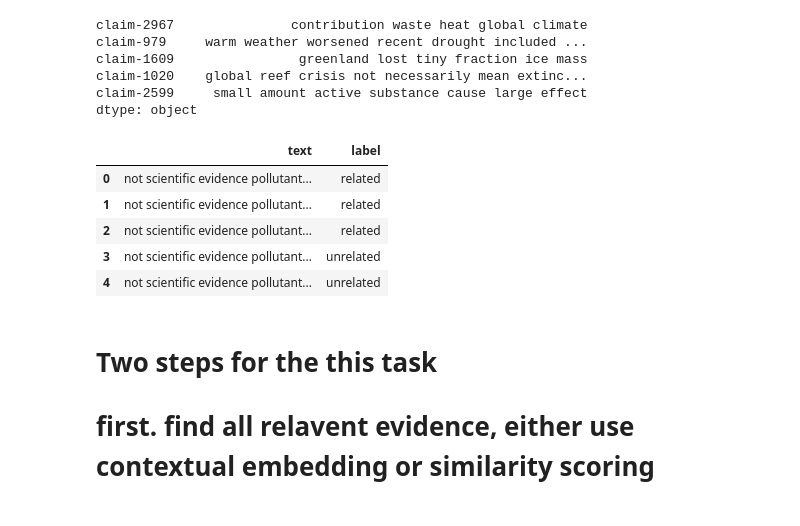
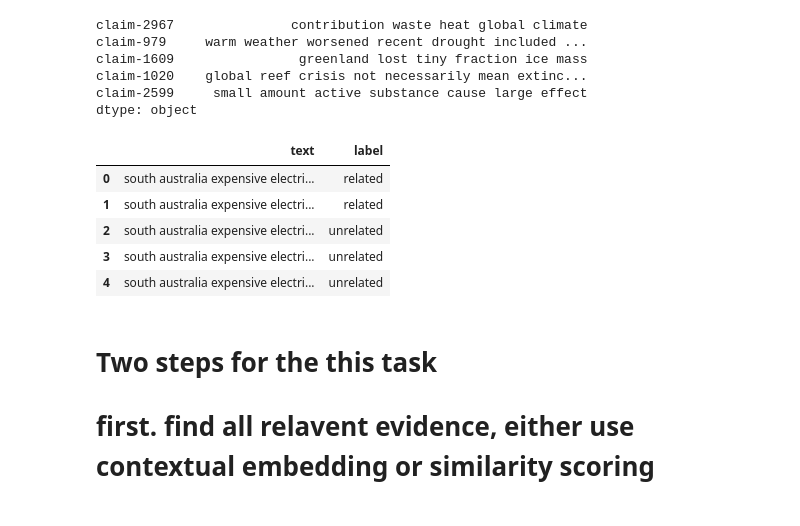
Before and after one commit to kaiyuanCui/nlp-group-project, a Jupyter notebook: testing-grounds/retrieval_combined.ipynb, the cells around one changed output. Drawn from its saved outputs; the diff is of its cells as text; code cells hidden in the pictures.

Commit message:
adapted given evaluation method and tested using dev data

```diff
--- a/testing-grounds/retrieval_combined.ipynb
+++ b/testing-grounds/retrieval_combined.ipynb
@@ -48,9 +48,12 @@ train.head()
 # %%
 if LOCAL_DEV:
     test = pd.read_json("../data/test-claims-unlabelled.json") # for local dev
-
+    dev_data = pd.read_json("../data/dev-claims.json")
 else:
     test = pd.read_json("/content/drive/MyDrive/data/test-claims-unlabelled.json") # on colab
 test = test.transpose()
+dev_data = dev_data.transpose()
 test.head()
+
+dev_data.head()
 # %% [output]
@@ -118,7 +119,9 @@ def preprocess_data(data: pd.Series) -> pd.Series:
 processed_evidence = preprocess_data(evidence)
 
 test_claims = test['claim_text']
+dev_claims = dev_data['claim_text']
 processed_test = preprocess_data(test_claims)
+processed_dev = preprocess_data(dev_claims)
 processed_test.head()
 # %% [output]
 claim-2967               contribution waste heat global climate
@@ -132,38 +135,67 @@ processed_evidence = processed_evidence[processed_evidence.str.strip().str.len()
 # %%
 SPECIAL_TOKEN = ' <SPE_TOKEN> '
 def prepareTrainData(n):
     train_claims = preprocess_data(train['claim_text'])
     processed_train_claim = preprocess_data(train_claims)
     text_lst = []
     label_lst = []
     for i in range(len(train)):
         train_claim = processed_train_claim[i]
         evidences = train.iloc[i]['evidences']
         for j in evidences:
             if j in processed_evidence.index :
                 text = train_claim + SPECIAL_TOKEN + processed_evidence[j]
                 text_lst.append(text)
                 label_lst.append('related')
         filtered_evi = processed_evidence[~processed_evidence.index.isin(evidences)]
         random_evidence = filtered_evi.sample(n)
         for k in random_evidence:
             text = train_claim + SPECIAL_TOKEN + k
             text_lst.append(text)
             label_lst.append('unrelated')
     claim_evi_label = {'text': text_lst, 'label': label_lst}
     return pd.DataFrame(claim_evi_label)
 
+
+def prepareDevData(n):
+    dev_claims = preprocess_data(dev_data['claim_text'])
+    processed_dev_claim = preprocess_data(dev_claims)
+    text_lst = []
+    label_lst = []
+    for i in range(len(dev_data)):
+        dev_claim = processed_dev_claim[i]
+        evidences = dev_data.iloc[i]['evidences']
+        for j in evidences:
+            if j in processed_evidence.index :
+                text = dev_claim + SPECIAL_TOKEN + processed_evidence[j]
+                text_lst.append(text)
+                label_lst.append('related')
+        filtered_evi = processed_evidence[~processed_evidence.index.isin(evidences)]
+        random_evidence = filtered_evi.sample(n)
+        for k in random_evidence:
+            text = dev_claim + SPECIAL_TOKEN + k
+            text_lst.append(text)
+            label_lst.append('unrelated')
+    claim_evi_label = {'text': text_lst, 'label': label_lst}
+    return pd.DataFrame(claim_evi_label)
+
 train_claims = train['claim_text']
+
+
+
 processed_train_claim = preprocess_data(train_claims)
+processed_dev_claim = preprocess_data(dev_claims)
 preparedTrain = prepareTrainData(10)
+preparedDev = prepareDevData(10)
 preparedTrain.head()
+preparedDev.head()
 # %% [output]
 |  | text | label |
-| 0 | not scientific evidence pollutant... | related |
-| 1 | not scientific evidence pollutant... | related |
-| 2 | not scientific evidence pollutant... | related |
-| 3 | not scientific evidence pollutant... | unrelated |
-| 4 | not scientific evidence pollutant... | unrelated |
+| 0 | south australia expensive electri... | related |
+| 1 | south australia expensive electri... | related |
+| 2 | south australia expensive electri... | unrelated |
+| 3 | south australia expensive electri... | unrelated |
+| 4 | south australia expensive electri... | unrelated |
 # %%
 # need later versions for torchtext.transforms and special
 #pip install torchtext==0.18.0
```
Also changed, not shown: parts of 10 cells of this notebook.
